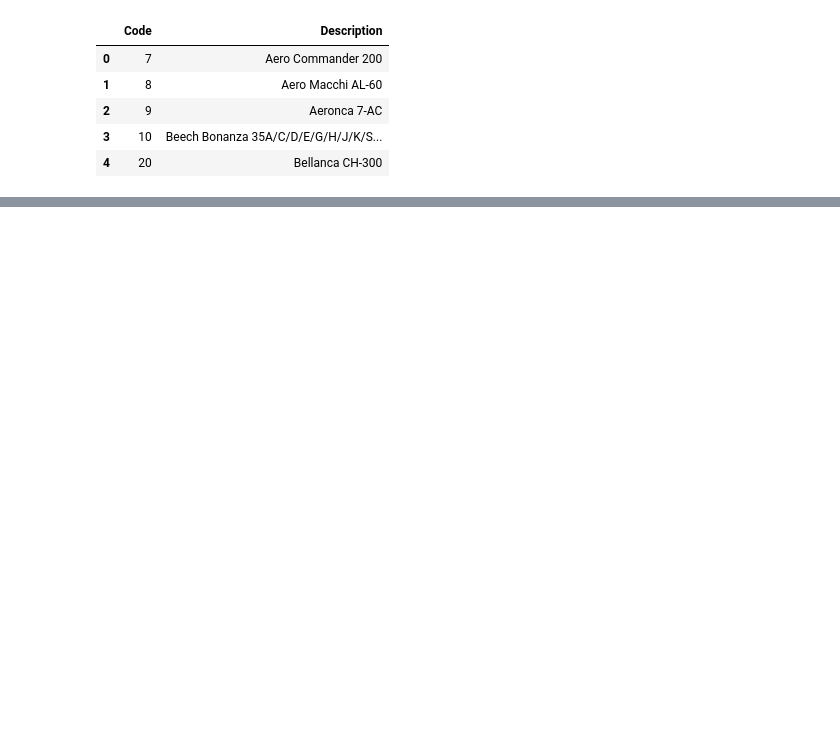
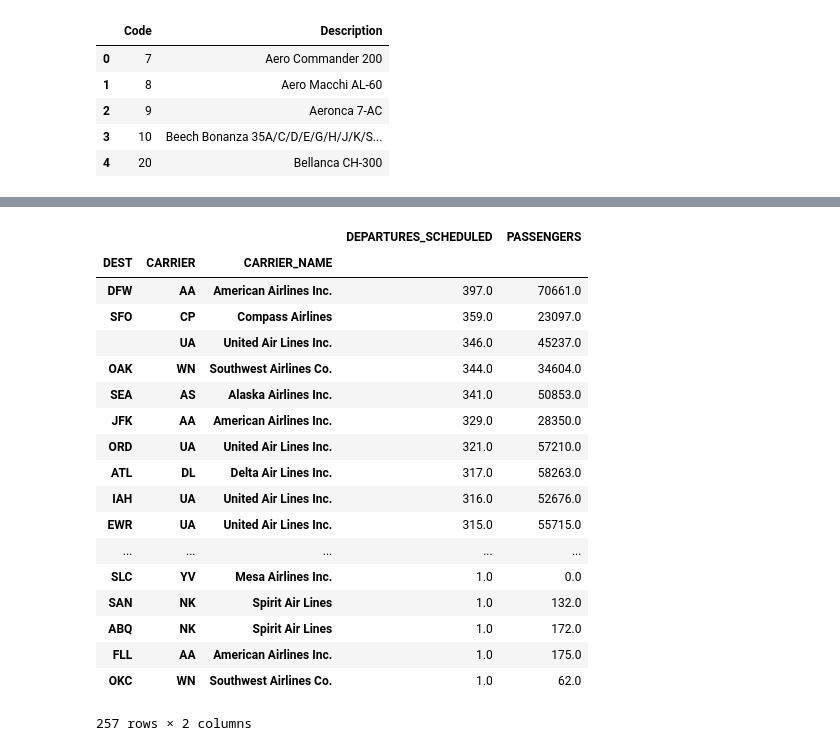
Before and after one commit to jeffakolb/air_traffic_analysis, a Jupyter notebook: air_segment_analysis.ipynb, the cells around one changed output, grey strips where cells are left out. Saved outputs shown, nothing was run; the diff lists cells and outputs as text; code cells hidden in the pictures; blank space fills up the shorter version.

```diff
--- a/air_segment_analysis.ipynb
+++ b/air_segment_analysis.ipynb
@@ -51,0 +48,24 @@ pd.merge(df,aircraft_df,left_on="AIRCRAFT_TYPE",right_on="Code")
+# %%
+# find top destinations from LAX by passenger count
+df_passenger.groupby(['ORIGIN','DEST','CARRIER','CARRIER_NAME']).sum().loc['LAX'] \
+.sort_values(['DEPARTURES_SCHEDULED'],ascending=False)
+# %% [output]
+|  |  |  | DEPARTURES_SCHEDULED | PASSENGERS |
+| DEST | CARRIER | CARRIER_NAME |  |  |
+| DFW | AA | American Airlines Inc. | 397.0 | 70661.0 |
+| SFO | CP | Compass Airlines | 359.0 | 23097.0 |
+|  | UA | United Air Lines Inc. | 346.0 | 45237.0 |
+| OAK | WN | Southwest Airlines Co. | 344.0 | 34604.0 |
+| SEA | AS | Alaska Airlines Inc. | 341.0 | 50853.0 |
+| JFK | AA | American Airlines Inc. | 329.0 | 28350.0 |
+| ORD | UA | United Air Lines Inc. | 321.0 | 57210.0 |
+| ATL | DL | Delta Air Lines Inc. | 317.0 | 58263.0 |
+| IAH | UA | United Air Lines Inc. | 316.0 | 52676.0 |
+| EWR | UA | United Air Lines Inc. | 315.0 | 55715.0 |
+| ... | ... | ... | ... | ... |
+| SLC | YV | Mesa Airlines Inc. | 1.0 | 0.0 |
+| SAN | NK | Spirit Air Lines | 1.0 | 132.0 |
+| ABQ | NK | Spirit Air Lines | 1.0 | 172.0 |
+| FLL | AA | American Airlines Inc. | 1.0 | 175.0 |
+| OKC | WN | Southwest Airlines Co. | 1.0 | 62.0 |
+257 rows × 2 columns
```
Also changed, not shown: parts of 9 cells of this notebook, 1 other file.
